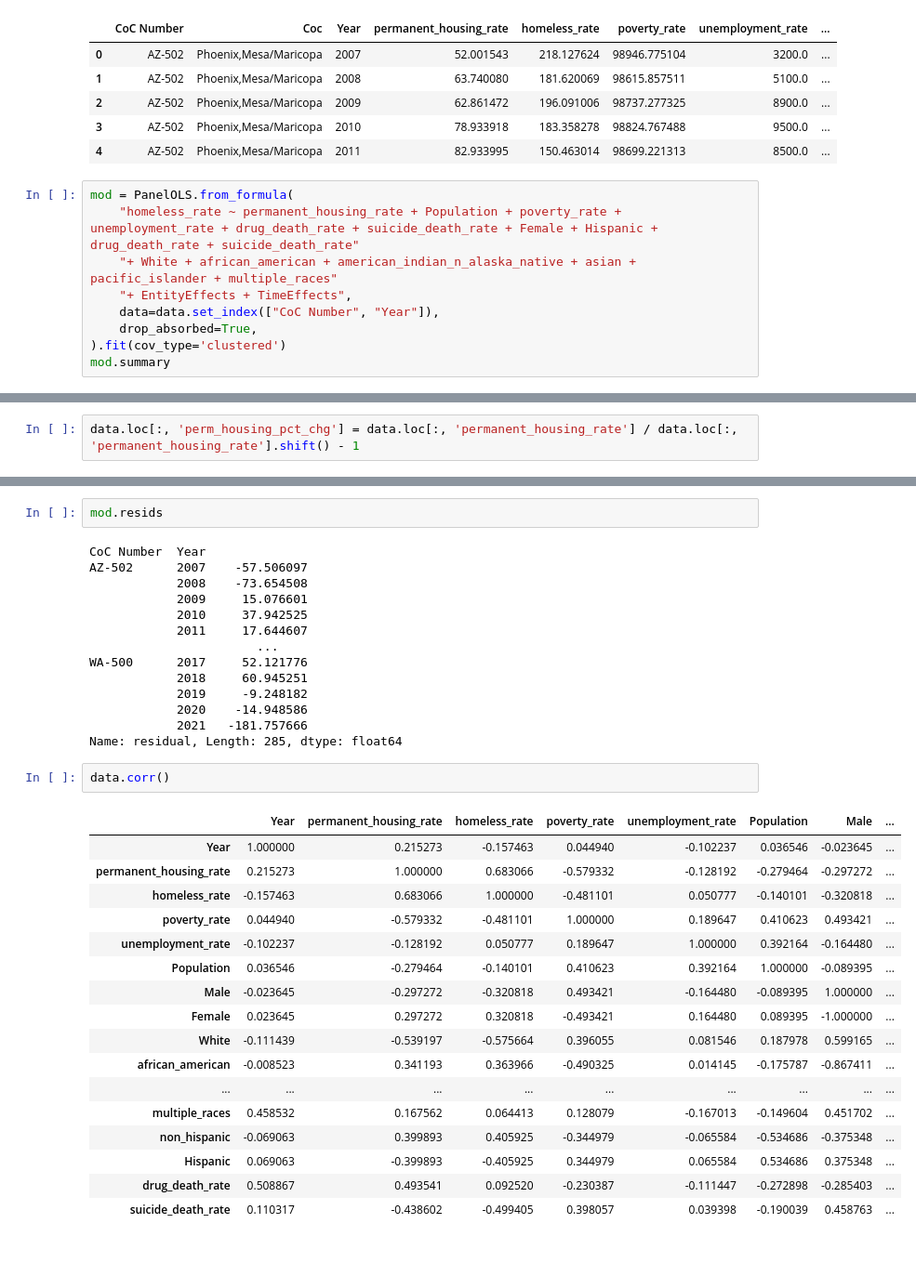
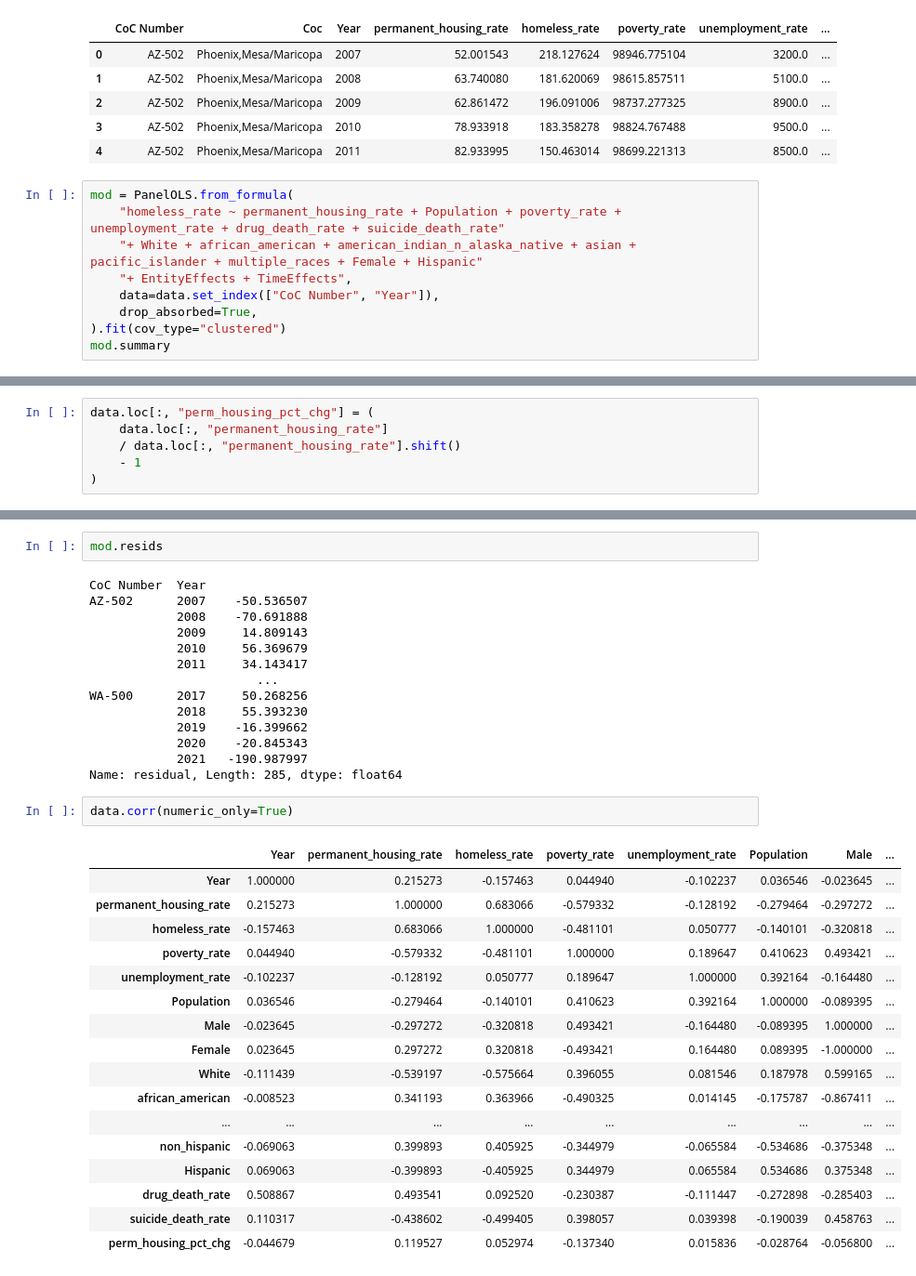
Before and after one commit to heath3rq/Python_Homelessness-Causal-Inference-Analysis, a Jupyter notebook: 20_intermediate_files/modeling.ipynb, the cells around one changed output, grey strips where cells are left out. Shown at 93% size. Saved outputs shown, nothing was run; the diff lists cells and outputs as text.

```diff
--- a/20_intermediate_files/modeling.ipynb
+++ b/20_intermediate_files/modeling.ipynb
@@ -28,12 +31,12 @@ data.head()
 | 4 | AZ-502 | Phoenix,Mesa/Maricopa | 2011 | 82.933995 | 150.463014 | 98699.221313 | 8500.0 | ... |
 # %%
 mod = PanelOLS.from_formula(
-    "homeless_rate ~ permanent_housing_rate + Population + poverty_rate + unemployment_rate + drug_death_rate + suicide_death_rate + Female + Hispanic + drug_death_rate + suicide_death_rate"
-    "+ White + african_american + american_indian_n_alaska_native + asian + pacific_islander + multiple_races"
+    "homeless_rate ~ permanent_housing_rate + Population + poverty_rate + unemployment_rate + drug_death_rate + suicide_death_rate"
+    "+ White + african_american + american_indian_n_alaska_native + asian + pacific_islander + multiple_races + Female + Hispanic"
     "+ EntityEffects + TimeEffects",
     data=data.set_index(["CoC Number", "Year"]),
     drop_absorbed=True,
-).fit(cov_type='clustered')
+).fit(cov_type="clustered")
 mod.summary
 # %% [output]
 PanelOLS Estimation Summary
@@ -81,5 +84,9 @@ Included effects: Entity, Time
 -14.0     18
 Name: Year, dtype: int64
 # %%
-data.loc[:, 'perm_housing_pct_chg'] = data.loc[:, 'permanent_housing_rate'] / data.loc[:, 'permanent_housing_rate'].shift() - 1
+data.loc[:, "perm_housing_pct_chg"] = (
+    data.loc[:, "permanent_housing_rate"]
+    / data.loc[:, "permanent_housing_rate"].shift()
+    - 1
+)
 # %%
@@ -136,36 +143,36 @@ Included effects: Entity, Time
 mod.resids
 # %% [output]
 CoC Number  Year
-AZ-502      2007    -57.506097
-            2008    -73.654508
-            2009     15.076601
-            2010     37.942525
-            2011     17.644607
+AZ-502      2007    -50.536507
+            2008    -70.691888
+            2009     14.809143
+            2010     56.369679
+            2011     34.143417
                        ...
-WA-500      2017     52.121776
-            2018     60.945251
-            2019     -9.248182
-            2020    -14.948586
-            2021   -181.757666
+WA-500      2017     50.268256
+            2018     55.393230
+            2019    -16.399662
+            2020    -20.845343
+            2021   -190.987997
 Name: residual, Length: 285, dtype: float64
 # %%
-data.corr()
+data.corr(numeric_only=True)
 # %% [output]
 |  | Year | permanent_housing_rate | homeless_rate | poverty_rate | unemployment_rate | Population | Male | ... |
 | Year | 1.000000 | 0.215273 | -0.157463 | 0.044940 | -0.102237 | 0.036546 | -0.023645 | ... |
 | permanent_housing_rate | 0.215273 | 1.000000 | 0.683066 | -0.579332 | -0.128192 | -0.279464 | -0.297272 | ... |
 | homeless_rate | -0.157463 | 0.683066 | 1.000000 | -0.481101 | 0.050777 | -0.140101 | -0.320818 | ... |
 | poverty_rate | 0.044940 | -0.579332 | -0.481101 | 1.000000 | 0.189647 | 0.410623 | 0.493421 | ... |
 | unemployment_rate | -0.102237 | -0.128192 | 0.050777 | 0.189647 | 1.000000 | 0.392164 | -0.164480 | ... |
 | Population | 0.036546 | -0.279464 | -0.140101 | 0.410623 | 0.392164 | 1.000000 | -0.089395 | ... |
 | Male | -0.023645 | -0.297272 | -0.320818 | 0.493421 | -0.164480 | -0.089395 | 1.000000 | ... |
 | Female | 0.023645 | 0.297272 | 0.320818 | -0.493421 | 0.164480 | 0.089395 | -1.000000 | ... |
 | White | -0.111439 | -0.539197 | -0.575664 | 0.396055 | 0.081546 | 0.187978 | 0.599165 | ... |
 | african_american | -0.008523 | 0.341193 | 0.363966 | -0.490325 | 0.014145 | -0.175787 | -0.867411 | ... |
 | ... | ... | ... | ... | ... | ... | ... | ... | ... |
-| multiple_races | 0.458532 | 0.167562 | 0.064413 | 0.128079 | -0.167013 | -0.149604 | 0.451702 | ... |
 | non_hispanic | -0.069063 | 0.399893 | 0.405925 | -0.344979 | -0.065584 | -0.534686 | -0.375348 | ... |
 | Hispanic | 0.069063 | -0.399893 | -0.405925 | 0.344979 | 0.065584 | 0.534686 | 0.375348 | ... |
 | drug_death_rate | 0.508867 | 0.493541 | 0.092520 | -0.230387 | -0.111447 | -0.272898 | -0.285403 | ... |
 | suicide_death_rate | 0.110317 | -0.438602 | -0.499405 | 0.398057 | 0.039398 | -0.190039 | 0.458763 | ... |
+| perm_housing_pct_chg | -0.044679 | 0.119527 | 0.052974 | -0.137340 | 0.015836 | -0.028764 | -0.056800 | ... |
 # %%
```
Also changed, not shown: parts of 12 cells of this notebook.
